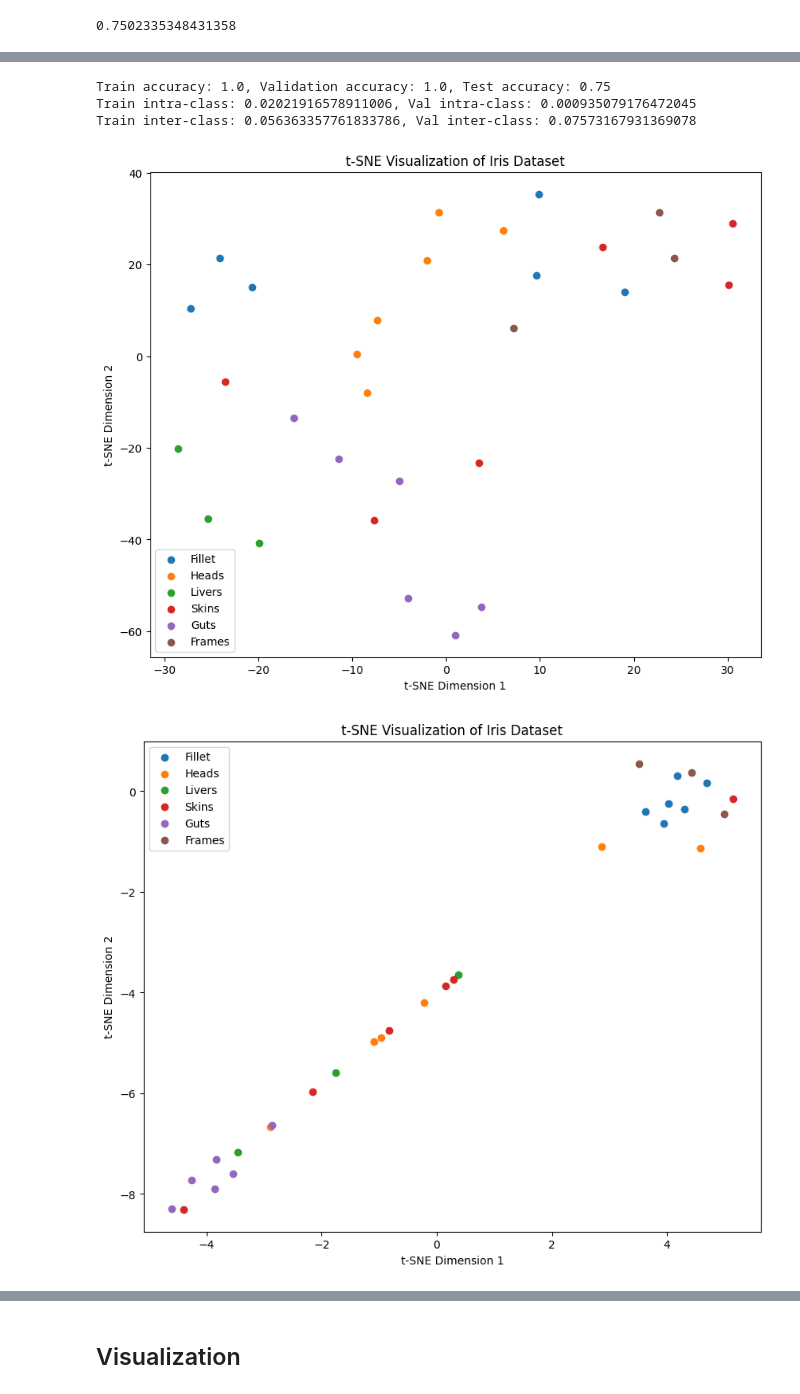
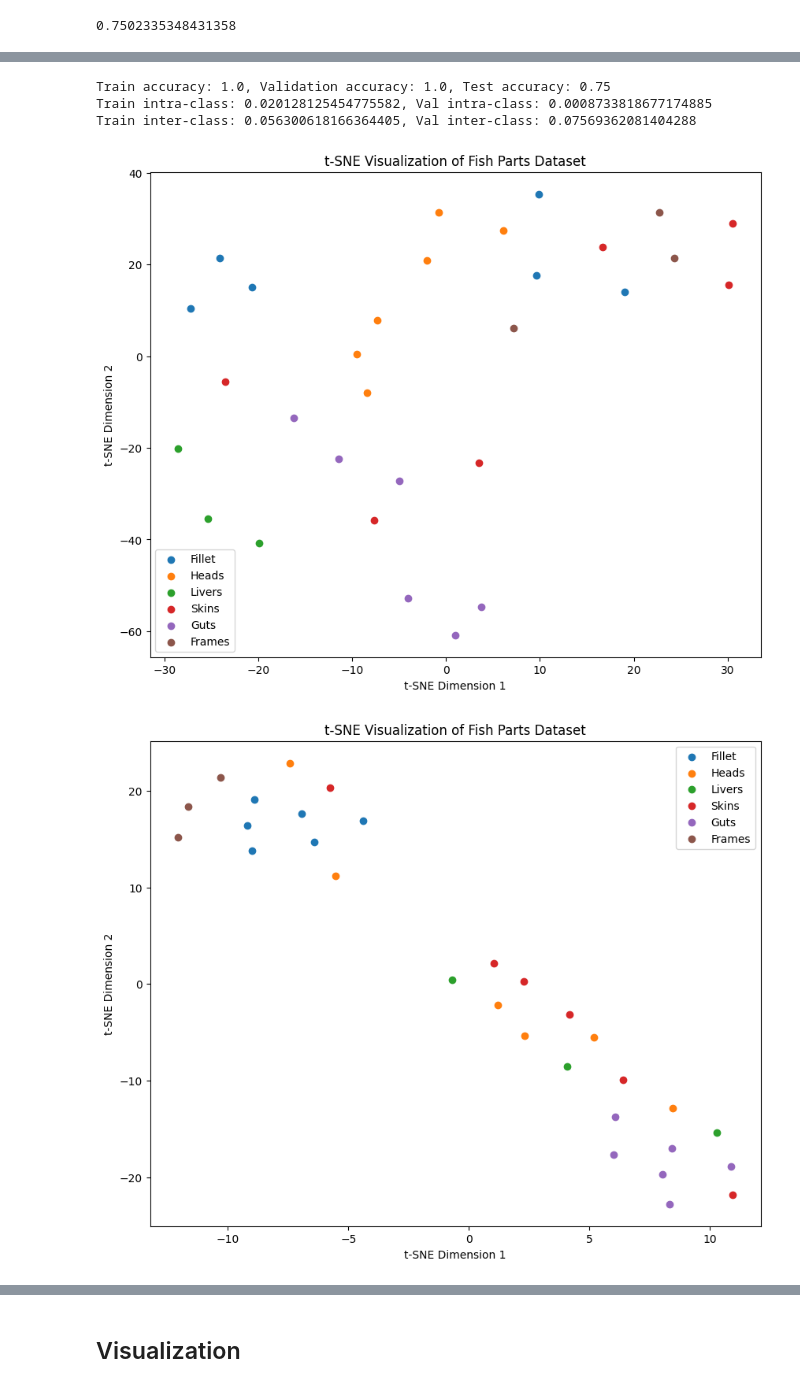
Before and after one commit to woodRock/fishy-business, a Jupyter notebook: code/identification/part/R01_S02_Identification_Part_Wrapper_Based_Multi_Tree_GP.ipynb, the cells around one changed output, grey strips where cells are left out. Cells and saved outputs as stored; diff of their text form; code cells hidden in the pictures.

```diff
--- a/code/identification/part/R01_S02_Identification_Part_Wrapper_Based_Multi_Tree_GP.ipynb
+++ b/code/identification/part/R01_S02_Identification_Part_Wrapper_Based_Multi_Tree_GP.ipynb
@@ -787,40 +789,40 @@ from sklearn import datasets
 from sklearn.manifold import TSNE
 
 # # Load sample dataset (you can replace this with your own dataset)
 # iris = datasets.load_iris()
 # X = iris.data
 # y = iris.target
 
 # Perform t-SNE dimensionality reduction
 perplexity = 10
-features = toolbox.compile(expr=hof[-10], pset=pset)
+features = toolbox.compile(expr=hof[35], pset=pset)
 
-evaluate_classification(hof.items[-10], verbose=True)
+evaluate_classification(hof.items[35], verbose=True)
 
 for X_set in [X, features]:
     tsne = TSNE(n_components=2, perplexity=perplexity, random_state=42)
     X_tsne = tsne.fit_transform(X_set)
 
     # Plot the data
     plt.figure(figsize=(10, 8))
 
     labels = ['Fillet','Heads','Livers','Skins','Guts','Frames']
 
     # Plot points belonging to different classes with different colors
     for idx, label in enumerate(np.unique(y)):
         plt.scatter(X_tsne[y == label, 0], X_tsne[y == label, 1], label=labels[idx])
 
-    plt.title('t-SNE Visualization of Iris Dataset')
+    plt.title('t-SNE Visualization of Fish Parts Dataset')
     plt.xlabel('t-SNE Dimension 1')
     plt.ylabel('t-SNE Dimension 2')
     plt.legend()
     plt.show()
 # %% [output]
 Train accuracy: 1.0, Validation accuracy: 1.0, Test accuracy: 0.75
-Train intra-class: 0.02021916578911006, Val intra-class: 0.000935079176472045
-Train inter-class: 0.056363357761833786, Val inter-class: 0.07573167931369078
+Train intra-class: 0.020128125454775582, Val intra-class: 0.0008733818677174885
+Train inter-class: 0.056300618166364405, Val inter-class: 0.07569362081404288
-[figure, old version]
+[figure, new version]
-[figure, old version]
+[figure, new version]
 # %%
 train_split = 0.66
 X_train, X_temp, y_train, y_temp = train_test_split(X, y, stratify=y, test_size=(1-train_split), random_state=42)
```
Also changed, not shown: parts of 4 cells of this notebook.
